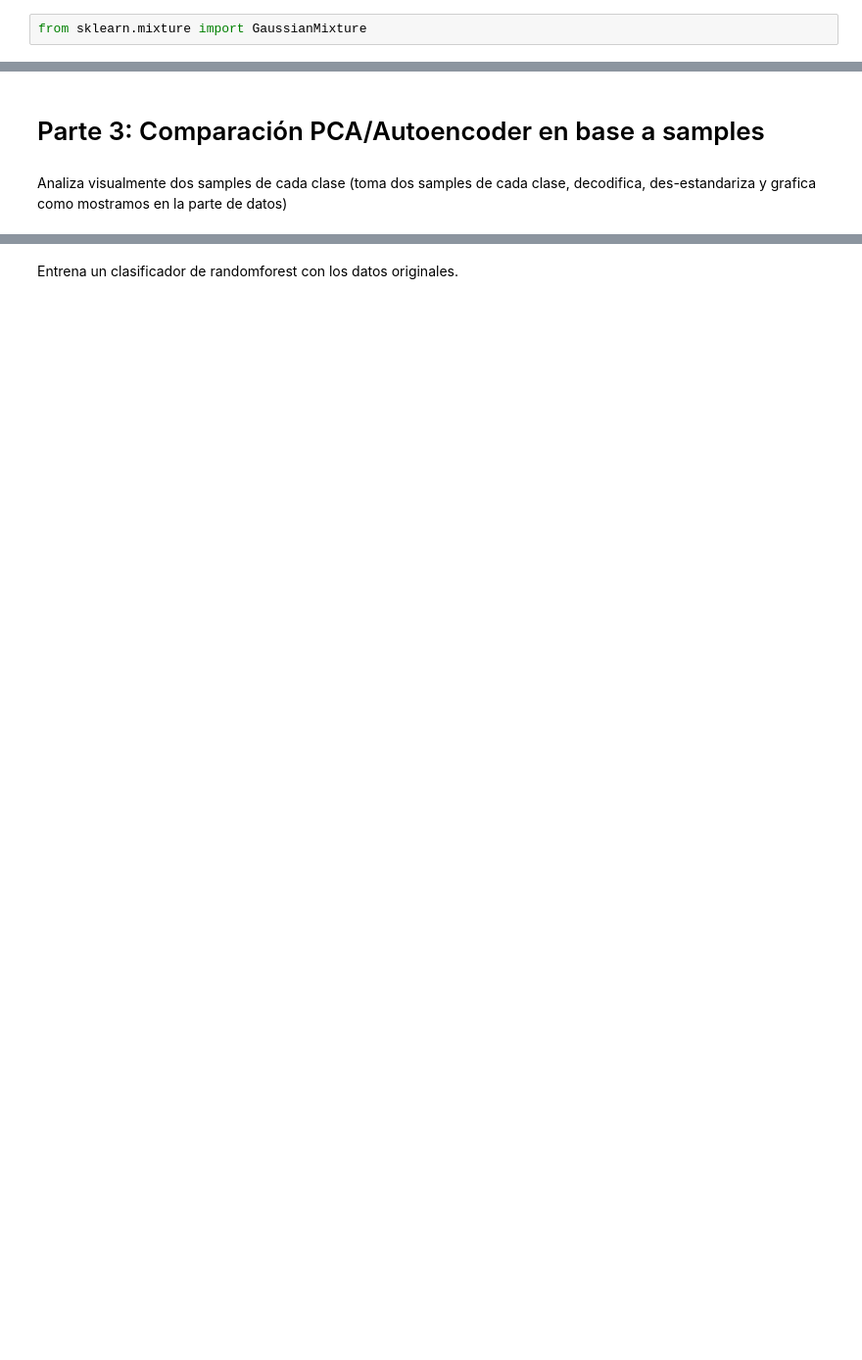
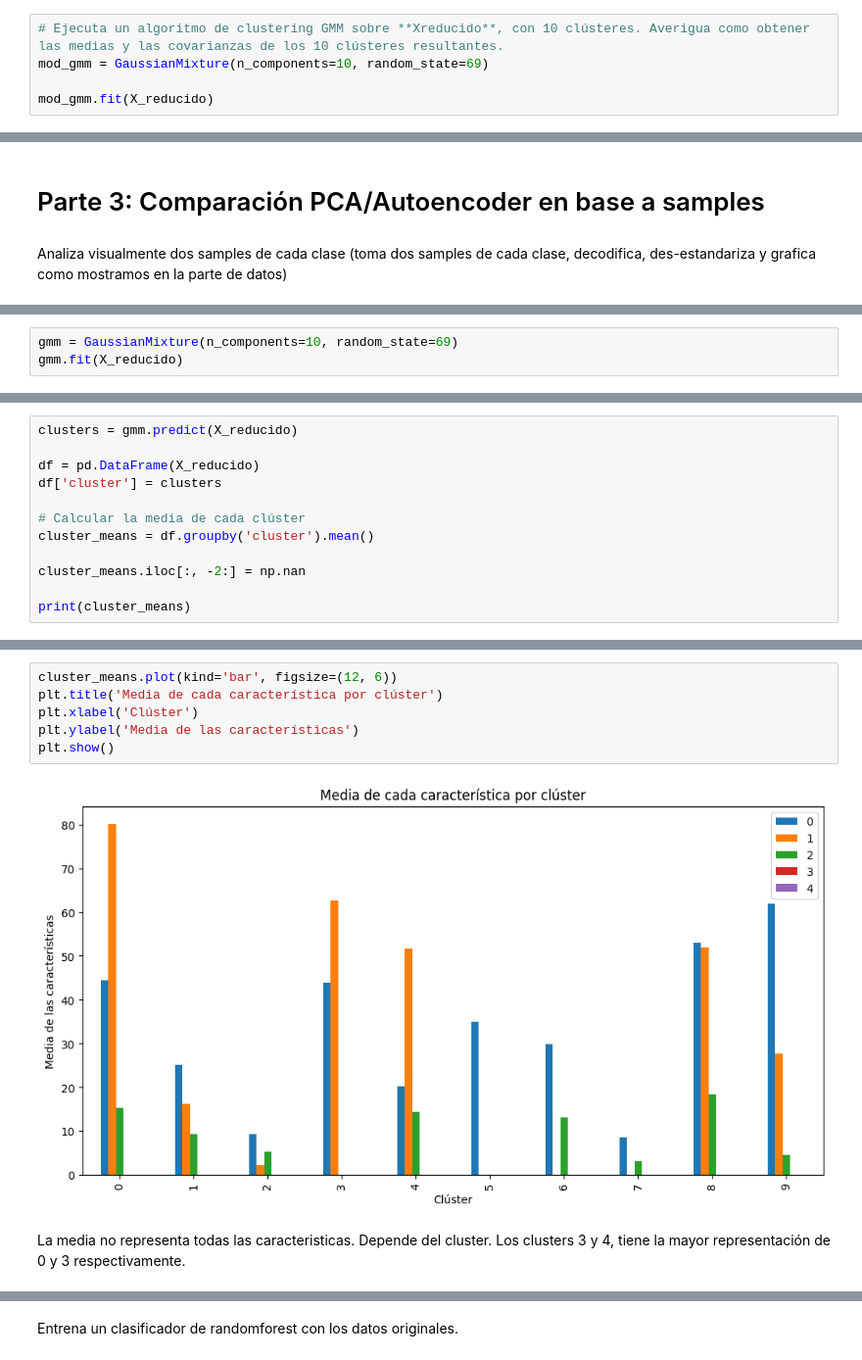
Before and after one commit to Fernanda-Bley/IIC2433, a Jupyter notebook: Tarea 4/Tarea4.ipynb, the cells around one changed output, grey strips where cells are left out. Shown at 98% size. Cells and saved outputs as stored; diff of their text form; blank space fills up the shorter version.

```diff
--- a/Tarea 4/Tarea4.ipynb
+++ b/Tarea 4/Tarea4.ipynb
@@ -245,4 +252,7 @@ Epoch 51/200
 # %% [markdown]
 Hacer fit de un modelo GMM
 # %%
-from sklearn.mixture import GaussianMixture
+# Ejecuta un algoritmo de clustering GMM sobre **Xreducido**, con 10 clústeres. Averigua como obtener las medias y las covarianzas de los 10 clústeres resultantes.
+mod_gmm = GaussianMixture(n_components=10, random_state=69)
+
+mod_gmm.fit(X_reducido)
@@ -256,0 +457,3 @@ Analiza visualmente la meda
+# %%
+gmm = GaussianMixture(n_components=10, random_state=69)
+gmm.fit(X_reducido)
@@ -256,0 +462,12 @@ Analiza visualmente la meda
+# %%
+clusters = gmm.predict(X_reducido)
+
+df = pd.DataFrame(X_reducido)
+df['cluster'] = clusters
+
+# Calcular la media de cada clúster
+cluster_means = df.groupby('cluster').mean()
+
+cluster_means.iloc[:, -2:] = np.nan
+
+print(cluster_means)
@@ -257,2 +487,13 @@ Analiza visualmente la meda
+# %%
+cluster_means.plot(kind='bar', figsize=(12, 6))
+plt.title('Media de cada característica por clúster')
+plt.xlabel('Clúster')
+plt.ylabel('Media de las características')
+plt.show()
+# %% [output]
+[figure, added]
+# %% [markdown]
+La media no representa todas las caracteristicas. Depende del cluster.
+Los clusters 3 y 4, tiene la mayor representación de 0 y 3 respectivamente.
 # %% [markdown]
 ¿qué clústeres parece entregar consistentemente prendas de un tipo en específico? ¿qué prendas son?
```
Also changed, not shown: parts of 32 cells of this notebook, 1 other file.
